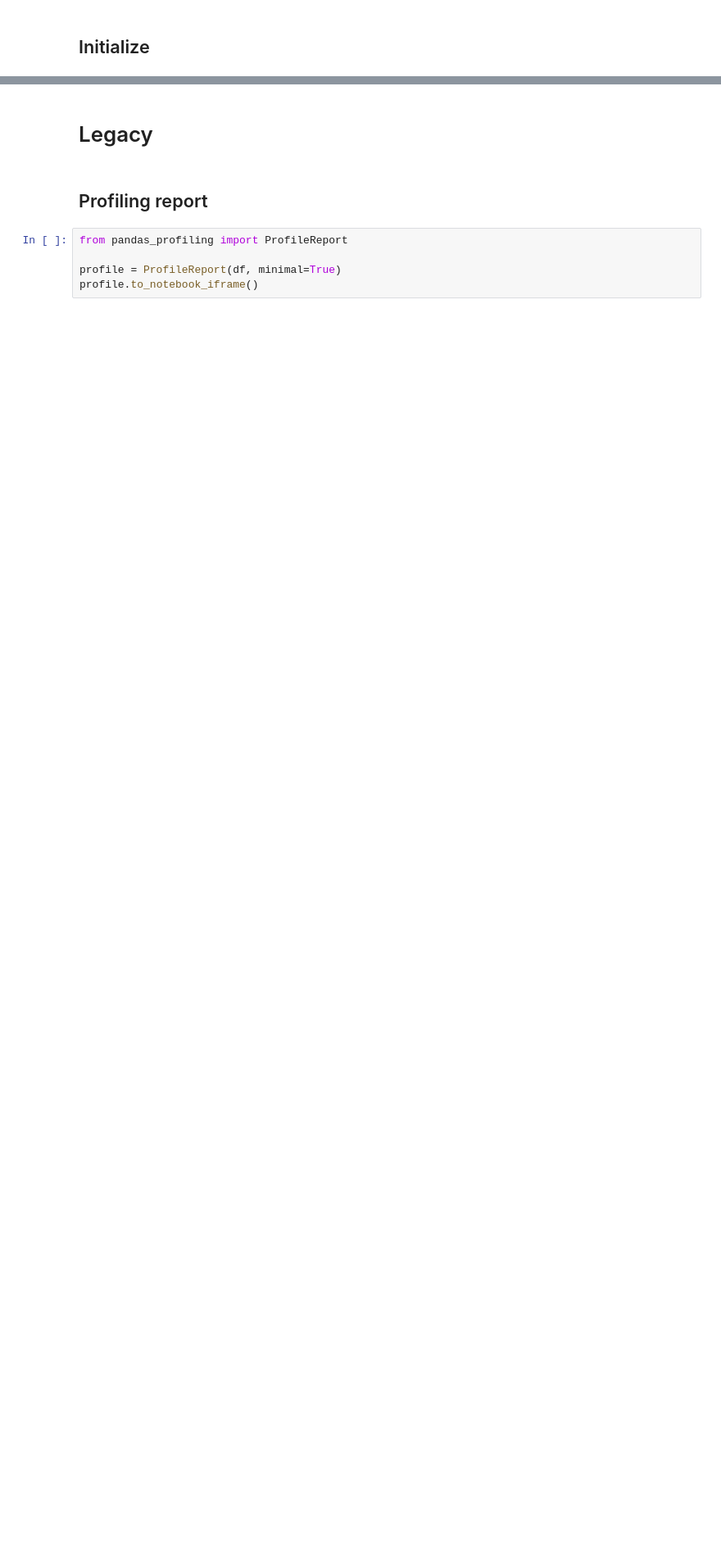
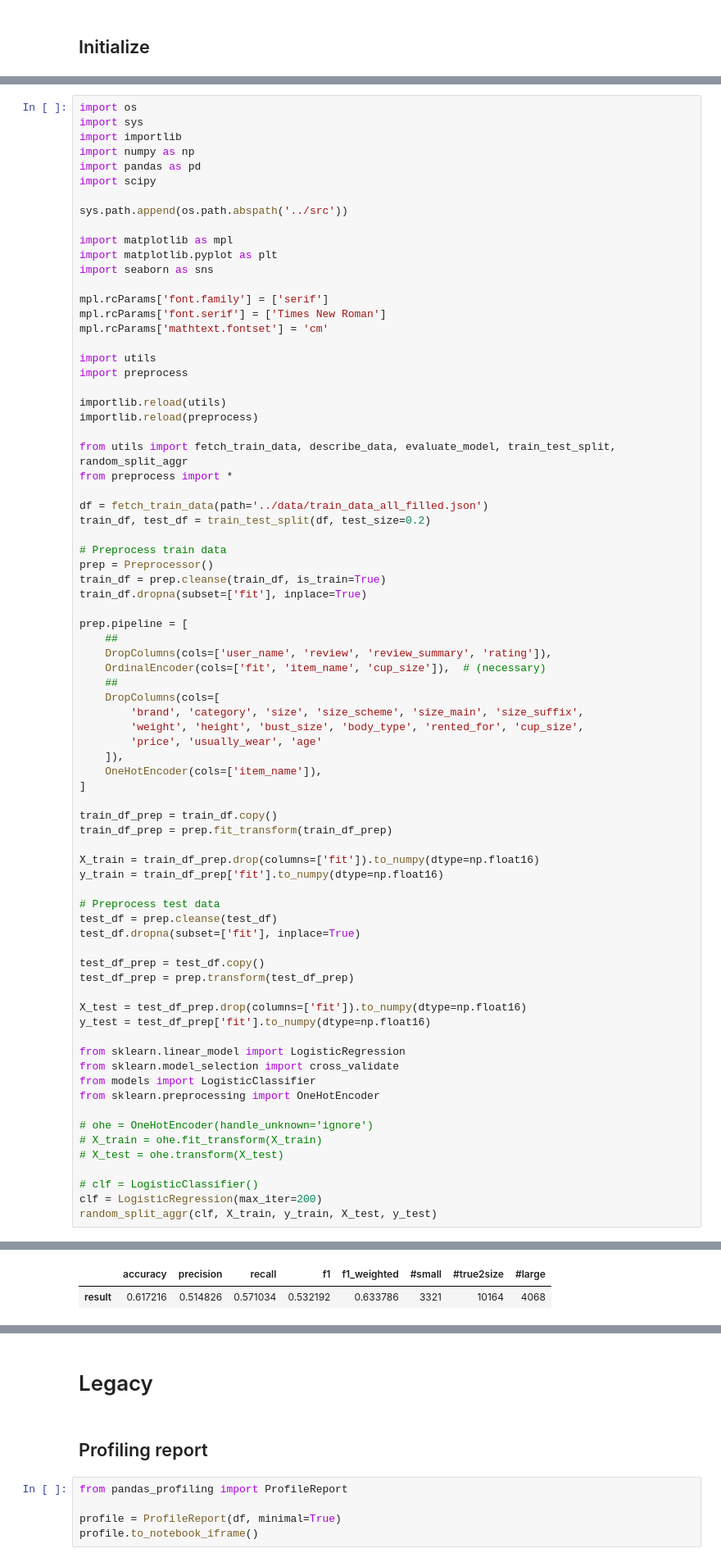
Before and after one commit to Dune-Z/Machine-Learning-Project, a Jupyter notebook: src/main.ipynb, the cells around one changed output, grey strips where cells are left out. Shown at 82% size. Saved outputs shown, nothing was run; the diff lists cells and outputs as text; blank space fills up the shorter version.

Commit message:
update main

```diff
--- a/src/main.ipynb
+++ b/src/main.ipynb
@@ -251,0 +120,77 @@ KeyboardInterrupt:
+# %%
+import os
+import sys
+import importlib
+import numpy as np
+import pandas as pd
+import scipy
+
+sys.path.append(os.path.abspath('../src'))
+
+import matplotlib as mpl
+import matplotlib.pyplot as plt
+import seaborn as sns
+
+mpl.rcParams['font.family'] = ['serif']
+mpl.rcParams['font.serif'] = ['Times New Roman']
+mpl.rcParams['mathtext.fontset'] = 'cm'
+
+import utils
+import preprocess
+
+importlib.reload(utils)
+importlib.reload(preprocess)
+
+from utils import fetch_train_data, describe_data, evaluate_model, train_test_split, random_split_aggr
+from preprocess import *
+
+df = fetch_train_data(path='../data/train_data_all_filled.json')
+train_df, test_df = train_test_split(df, test_size=0.2)
+
+# Preprocess train data
+prep = Preprocessor()
+train_df = prep.cleanse(train_df, is_train=True)
+train_df.dropna(subset=['fit'], inplace=True)
+
+prep.pipeline = [
+    ##
+    DropColumns(cols=['user_name', 'review', 'review_summary', 'rating']),
+    OrdinalEncoder(cols=['fit', 'item_name', 'cup_size']),  # (necessary)
+    ##
+    DropColumns(cols=[
+        'brand', 'category', 'size', 'size_scheme', 'size_main', 'size_suffix',
+        'weight', 'height', 'bust_size', 'body_type', 'rented_for', 'cup_size',
+        'price', 'usually_wear', 'age'
+    ]),
+    OneHotEncoder(cols=['item_name']),
+]
+
+train_df_prep = train_df.copy()
+train_df_prep = prep.fit_transform(train_df_prep)
+
+X_train = train_df_prep.drop(columns=['fit']).to_numpy(dtype=np.float16)
+y_train = train_df_prep['fit'].to_numpy(dtype=np.float16)
+
+# Preprocess test data
+test_df = prep.cleanse(test_df)
+test_df.dropna(subset=['fit'], inplace=True)
+
+test_df_prep = test_df.copy()
+test_df_prep = prep.transform(test_df_prep)
+
+X_test = test_df_prep.drop(columns=['fit']).to_numpy(dtype=np.float16)
+y_test = test_df_prep['fit'].to_numpy(dtype=np.float16)
+
+from sklearn.linear_model import LogisticRegression
+from sklearn.model_selection import cross_validate
+from models import LogisticClassifier
+from sklearn.preprocessing import OneHotEncoder
+
+# ohe = OneHotEncoder(handle_unknown='ignore')
+# X_train = ohe.fit_transform(X_train)
+# X_test = ohe.transform(X_test)
+
+# clf = LogisticClassifier()
+clf = LogisticRegression(max_iter=200)
+random_split_aggr(clf, X_train, y_train, X_test, y_test)
+# %% [output]
@@ -251,0 +214,2 @@ KeyboardInterrupt:
+|  | accuracy | precision | recall | f1 | f1_weighted | #small | #true2size | #large |
+| result | 0.617216 | 0.514826 | 0.571034 | 0.532192 | 0.633786 | 3321 | 10164 | 4068 |
```
Also changed, not shown: parts of 9 cells of this notebook.
